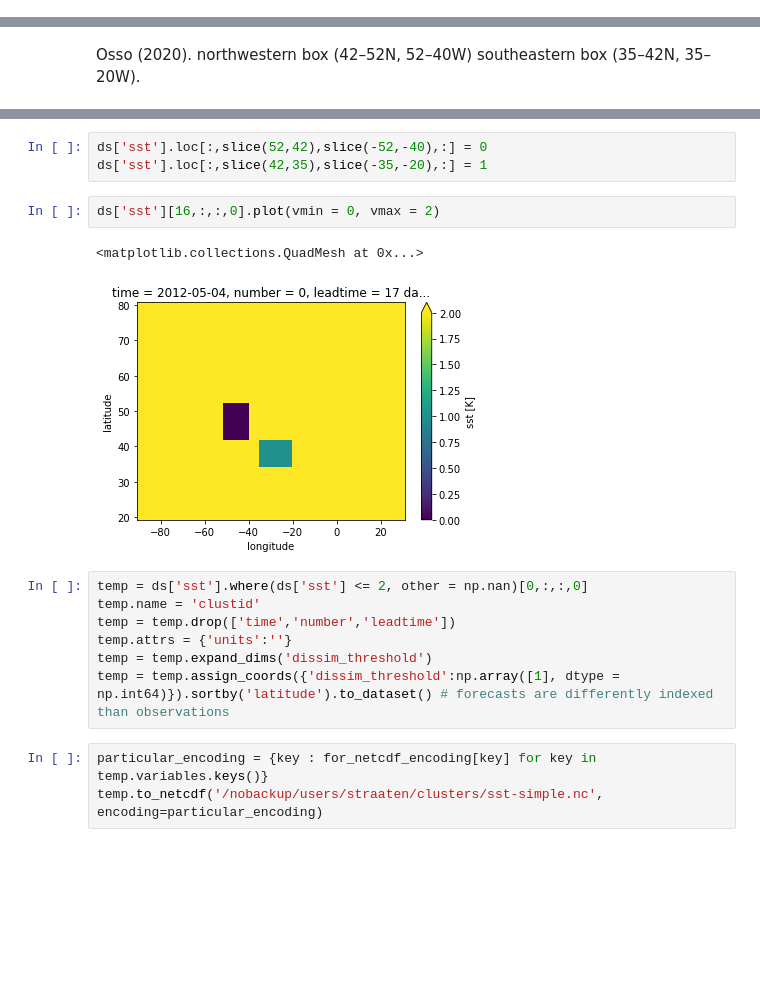
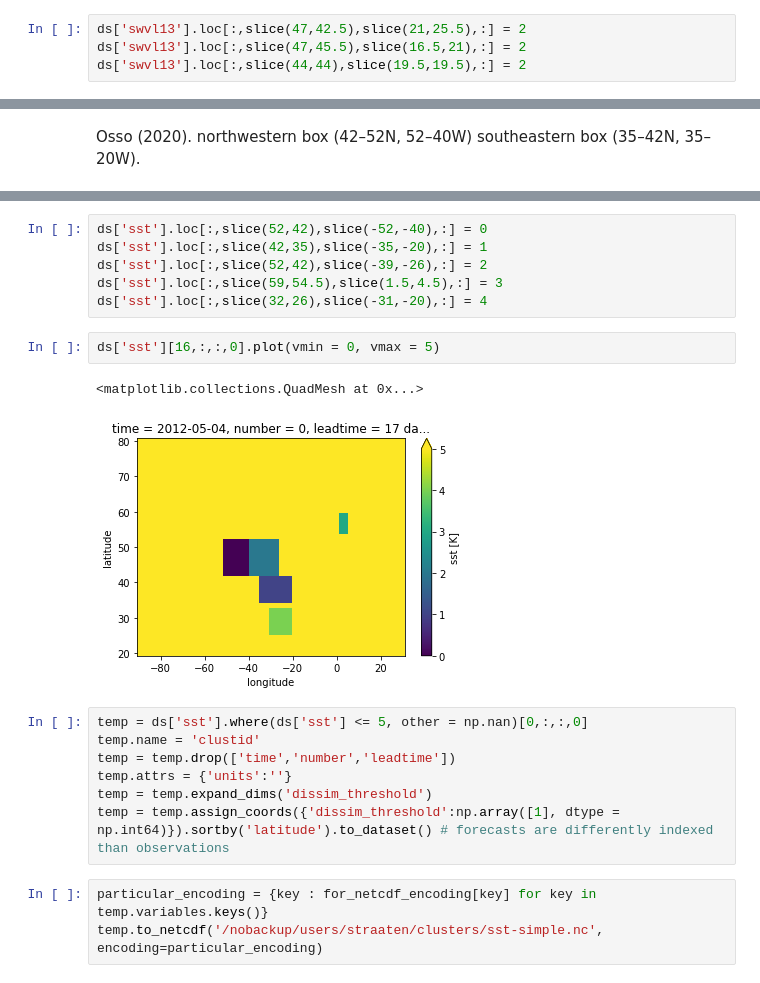
Before and after one commit to chiemvs/SubSeas, a Jupyter notebook: Custom_clusters.ipynb, the cells around one changed output, grey strips where cells are left out. Saved outputs shown, nothing was run; the diff lists cells and outputs as text; blank space fills up the shorter version.

Commit message:
new simple sst and swvl block clusters

```diff
--- a/Custom_clusters.ipynb
+++ b/Custom_clusters.ipynb
@@ -12,2 +14,6 @@ ds['swvl13'][0,:,:,0].plot()
+# %%
+ds['swvl13'].loc[:,slice(47,42.5),slice(21,25.5),:] = 2
+ds['swvl13'].loc[:,slice(47,45.5),slice(16.5,21),:] = 2
+ds['swvl13'].loc[:,slice(44,44),slice(19.5,19.5),:] = 2
 # %%
 ds['swvl13'][16,:,:,0].plot()
@@ -49,13 +46,16 @@ ds['sst'][16,:,:,0].plot()
 # %%
 ds['sst'].loc[:,slice(52,42),slice(-52,-40),:] = 0
 ds['sst'].loc[:,slice(42,35),slice(-35,-20),:] = 1
+ds['sst'].loc[:,slice(52,42),slice(-39,-26),:] = 2
+ds['sst'].loc[:,slice(59,54.5),slice(1.5,4.5),:] = 3
+ds['sst'].loc[:,slice(32,26),slice(-31,-20),:] = 4
 # %%
-ds['sst'][16,:,:,0].plot(vmin = 0, vmax = 2)
+ds['sst'][16,:,:,0].plot(vmin = 0, vmax = 5)
 # %% [output]
 <matplotlib.collections.QuadMesh at 0x...>
-[figure, old version]
+[figure, new version]
 # %%
-temp = ds['sst'].where(ds['sst'] <= 2, other = np.nan)[0,:,:,0]
+temp = ds['sst'].where(ds['sst'] <= 5, other = np.nan)[0,:,:,0]
 temp.name = 'clustid'
 temp = temp.drop(['time','number','leadtime'])
 temp.attrs = {'units':''}
```
Also changed, not shown: parts of 11 cells of this notebook, 2 other files.
